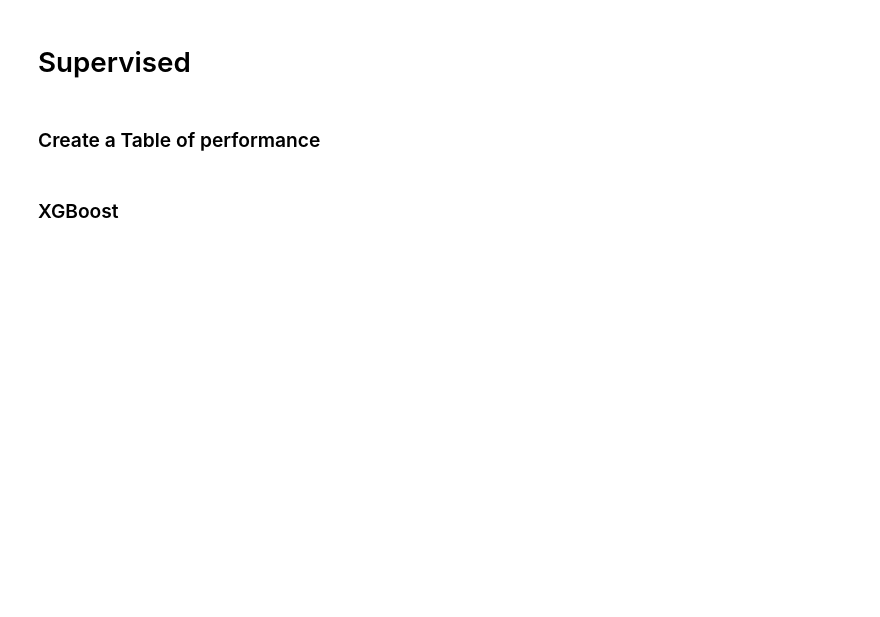
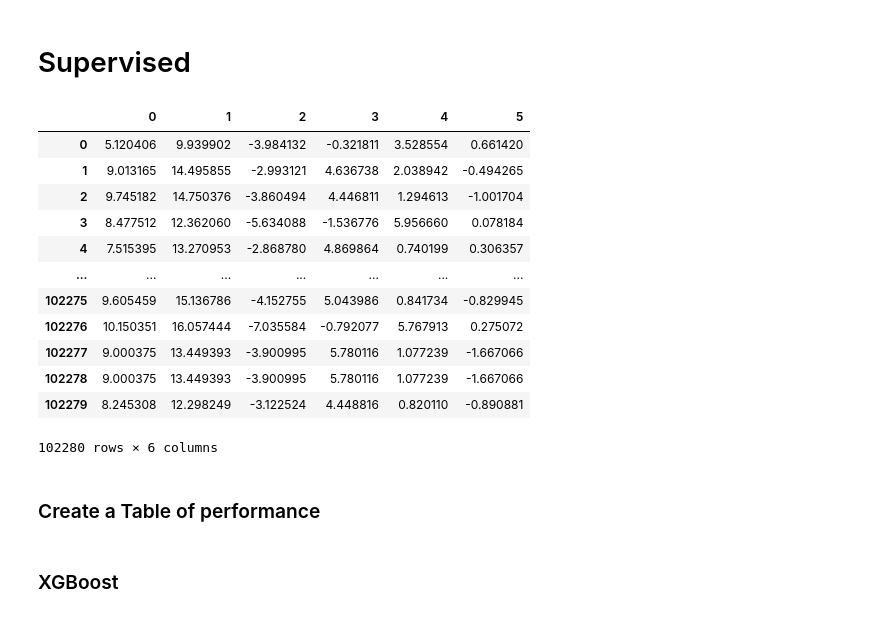
Before and after one commit to Bowei-Gao/MasterGraduationProject, a Jupyter notebook: olist_orders_dataset_autoencoder_supervised.ipynb, the cells around one changed output. Drawn from its saved outputs; the diff is of its cells as text; code cells hidden in the pictures; blank space fills up the shorter version.

```diff
--- a/olist_orders_dataset_autoencoder_supervised.ipynb
+++ b/olist_orders_dataset_autoencoder_supervised.ipynb
@@ -23,6 +23,22 @@ df_train_False = resample(df_train_False, replace=True, n_samples=df_train_True.
 df_train_balanced = shuffle(pd.concat([df_train_True, df_train_False]))
 X_train = df_train_balanced.drop(['anomaly'], axis=1)
 y_train = df_train_balanced['anomaly']
+# %%
+X
+# %% [output]
+|  | 0 | 1 | 2 | 3 | 4 | 5 |
+| 0 | 5.120406 | 9.939902 | -3.984132 | -0.321811 | 3.528554 | 0.661420 |
+| 1 | 9.013165 | 14.495855 | -2.993121 | 4.636738 | 2.038942 | -0.494265 |
+| 2 | 9.745182 | 14.750376 | -3.860494 | 4.446811 | 1.294613 | -1.001704 |
+| 3 | 8.477512 | 12.362060 | -5.634088 | -1.536776 | 5.956660 | 0.078184 |
+| 4 | 7.515395 | 13.270953 | -2.868780 | 4.869864 | 0.740199 | 0.306357 |
+| ... | ... | ... | ... | ... | ... | ... |
+| 102275 | 9.605459 | 15.136786 | -4.152755 | 5.043986 | 0.841734 | -0.829945 |
+| 102276 | 10.150351 | 16.057444 | -7.035584 | -0.792077 | 5.767913 | 0.275072 |
+| 102277 | 9.000375 | 13.449393 | -3.900995 | 5.780116 | 1.077239 | -1.667066 |
+| 102278 | 9.000375 | 13.449393 | -3.900995 | 5.780116 | 1.077239 | -1.667066 |
+| 102279 | 8.245308 | 12.298249 | -3.122524 | 4.448816 | 0.820110 | -0.890881 |
+102280 rows × 6 columns
 # %% [markdown]
 ### Create a Table of performance
 # %%
```
Also changed, not shown: parts of 14 cells of this notebook, 4 other files.
